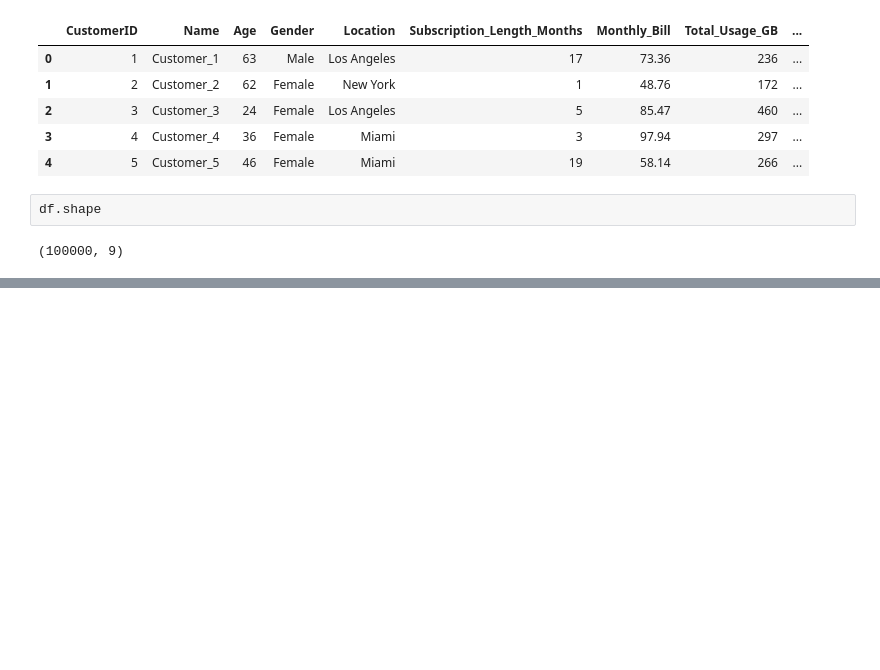
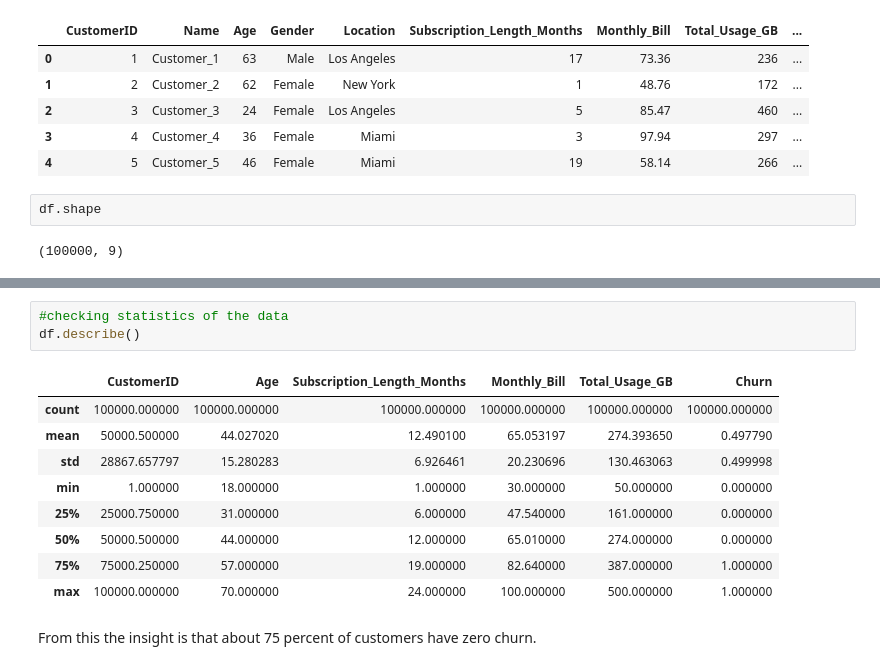
Before and after one commit to ry-aki/Customer-churn-prediction, a Jupyter notebook: notebook/eda.ipynb, the cells around one changed output, grey strips where cells are left out. Saved outputs shown, nothing was run; the diff lists cells and outputs as text; blank space fills up the shorter version.

```diff
--- a/notebook/eda.ipynb
+++ b/notebook/eda.ipynb
@@ -26,0 +92,15 @@ df.shape
+# %%
+#checking statistics of the data
+df.describe()
+# %% [output]
+|  | CustomerID | Age | Subscription_Length_Months | Monthly_Bill | Total_Usage_GB | Churn |
+| count | 100000.000000 | 100000.000000 | 100000.000000 | 100000.000000 | 100000.000000 | 100000.000000 |
+| mean | 50000.500000 | 44.027020 | 12.490100 | 65.053197 | 274.393650 | 0.497790 |
+| std | 28867.657797 | 15.280283 | 6.926461 | 20.230696 | 130.463063 | 0.499998 |
+| min | 1.000000 | 18.000000 | 1.000000 | 30.000000 | 50.000000 | 0.000000 |
+| 25% | 25000.750000 | 31.000000 | 6.000000 | 47.540000 | 161.000000 | 0.000000 |
+| 50% | 50000.500000 | 44.000000 | 12.000000 | 65.010000 | 274.000000 | 0.000000 |
+| 75% | 75000.250000 | 57.000000 | 19.000000 | 82.640000 | 387.000000 | 1.000000 |
+| max | 100000.000000 | 70.000000 | 24.000000 | 100.000000 | 500.000000 | 1.000000 |
+# %% [markdown]
+From this the insight is that about 75 percent of customers have zero churn.
```
Also changed, not shown: parts of 18 cells of this notebook.
